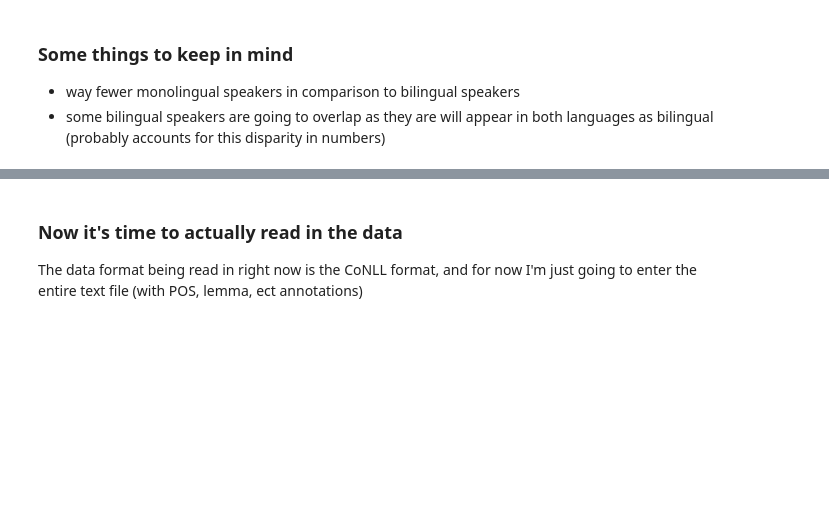
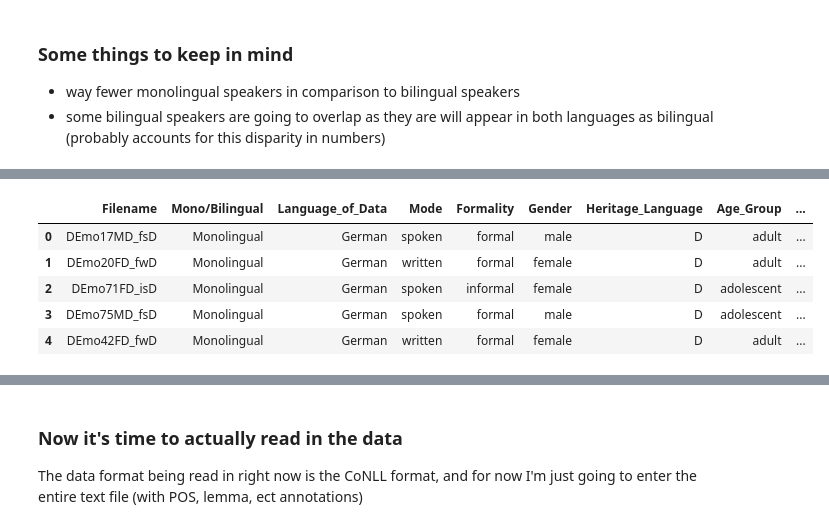
Before and after one commit to Data-Science-for-Linguists-2025/DEU-ENG-Mono-and-Billingual-Speakers, a Jupyter notebook: LoadingRUEGData.ipynb, the cells around one changed output, grey strips where cells are left out. Drawn from its saved outputs; the diff is of its cells as text; code cells hidden in the pictures; blank space fills up the shorter version.

```diff
--- a/LoadingRUEGData.ipynb
+++ b/LoadingRUEGData.ipynb
@@ -115,0 +141,13 @@ rueg_all_df.head()
+# %%
+rueg_all_df['Mode'] = rueg_all_df.Mode.map(lambda x: 'spoken' if x == 's' else 'written')
+rueg_all_df['Formality'] = rueg_all_df.Formality.map(lambda x: 'informal' if x == 'i' else 'formal')
+rueg_all_df['Gender'] = rueg_all_df.Gender.map(lambda x: 'female' if x == 'F' else 'male')
+rueg_all_df['Country_of_Data'] = rueg_all_df.Country_of_Data.map(lambda x: 'United States' if x == 'US' or x == 'Us' else 'Germany')
+rueg_all_df.head()
+# %% [output]
+|  | Filename | Mono/Bilingual | Language_of_Data | Mode | Formality | Gender | Heritage_Language | Age_Group | ... |
+| 0 | DEmo17MD_fsD | Monolingual | German | spoken | formal | male | D | adult | ... |
+| 1 | DEmo20FD_fwD | Monolingual | German | written | formal | female | D | adult | ... |
+| 2 | DEmo71FD_isD | Monolingual | German | spoken | informal | female | D | adolescent | ... |
+| 3 | DEmo75MD_fsD | Monolingual | German | spoken | formal | male | D | adolescent | ... |
+| 4 | DEmo42FD_fwD | Monolingual | German | written | formal | female | D | adult | ... |
```
Also changed, not shown: parts of 33 cells of this notebook, 1 other file.
